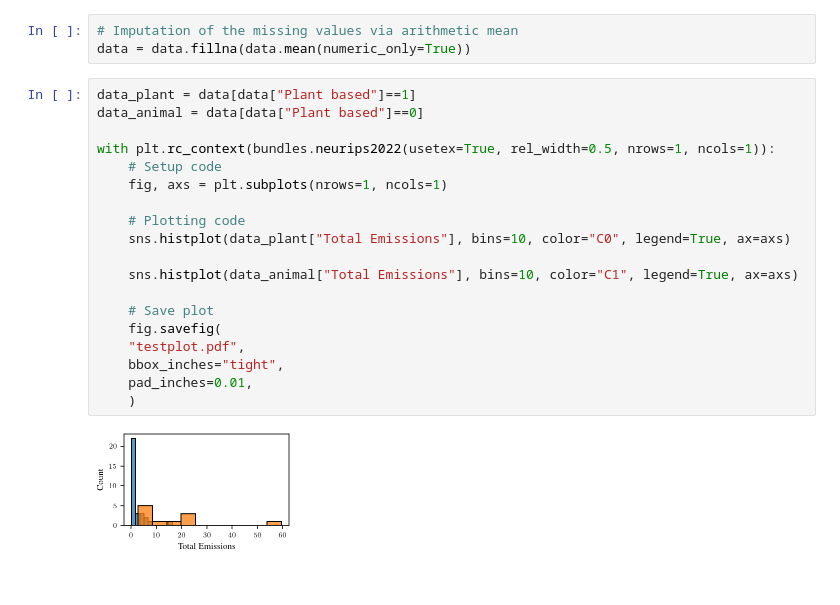
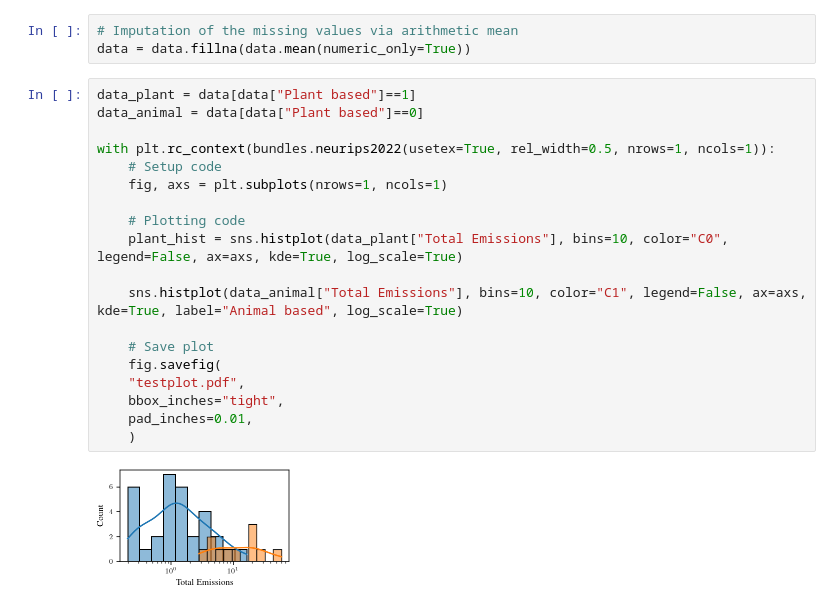
Before and after one commit to hannma/data-literacy-project, a Jupyter notebook: analysis/data_exploration.ipynb, the cells around one changed output. Saved outputs shown, nothing was run; the diff lists cells and outputs as text.

Commit message:
todo log scale for t-testing

```diff
--- a/analysis/data_exploration.ipynb
+++ b/analysis/data_exploration.ipynb
@@ -47,21 +47,21 @@ data = data.fillna(data.mean(numeric_only=True))
 # %%
 data_plant = data[data["Plant based"]==1]
 data_animal = data[data["Plant based"]==0]
 
 with plt.rc_context(bundles.neurips2022(usetex=True, rel_width=0.5, nrows=1, ncols=1)):
     # Setup code
     fig, axs = plt.subplots(nrows=1, ncols=1)
 
     # Plotting code
-    sns.histplot(data_plant["Total Emissions"], bins=10, color="C0", legend=True, ax=axs)
+    plant_hist = sns.histplot(data_plant["Total Emissions"], bins=10, color="C0", legend=False, ax=axs, kde=True, log_scale=True)
 
-    sns.histplot(data_animal["Total Emissions"], bins=10, color="C1", legend=True, ax=axs)
+    sns.histplot(data_animal["Total Emissions"], bins=10, color="C1", legend=False, ax=axs, kde=True, label="Animal based", log_scale=True)
 
     # Save plot
     fig.savefig(
     "testplot.pdf",
     bbox_inches="tight",
     pad_inches=0.01,
     )
 # %% [output]
-[figure, old version]
+[figure, new version]
```
Also changed, not shown: 1 other file.
